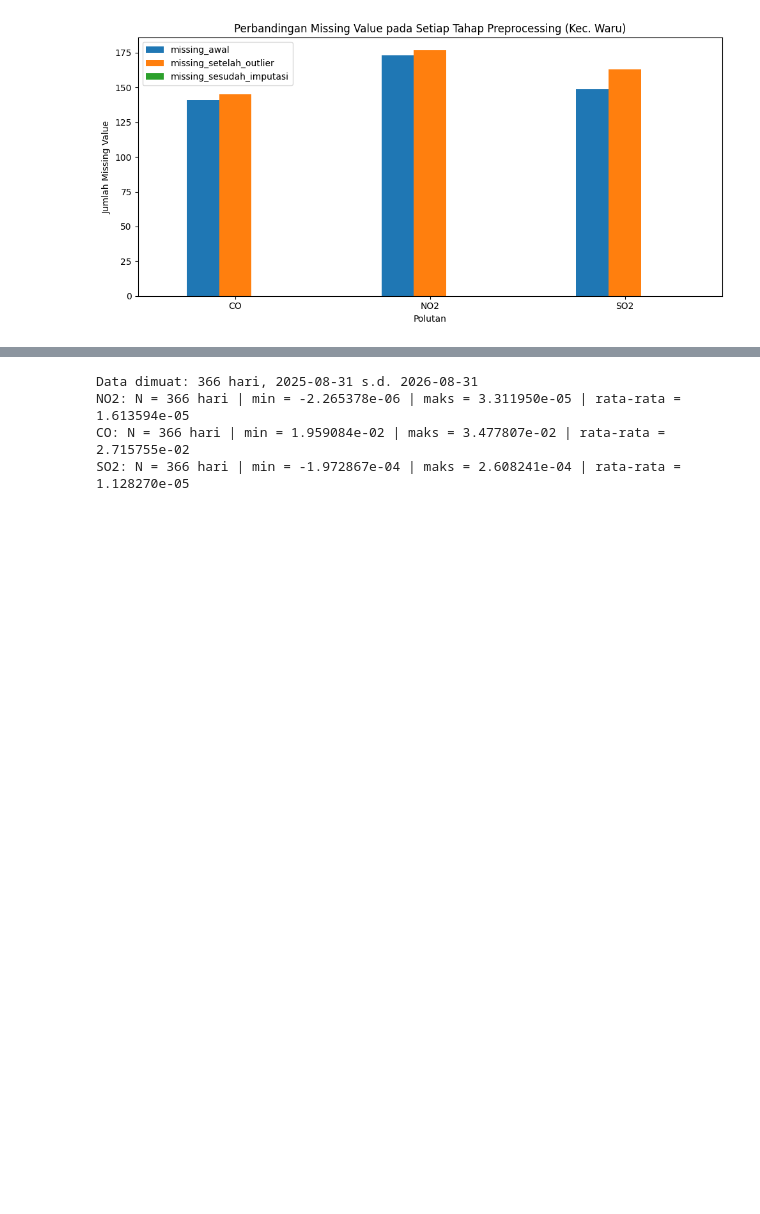
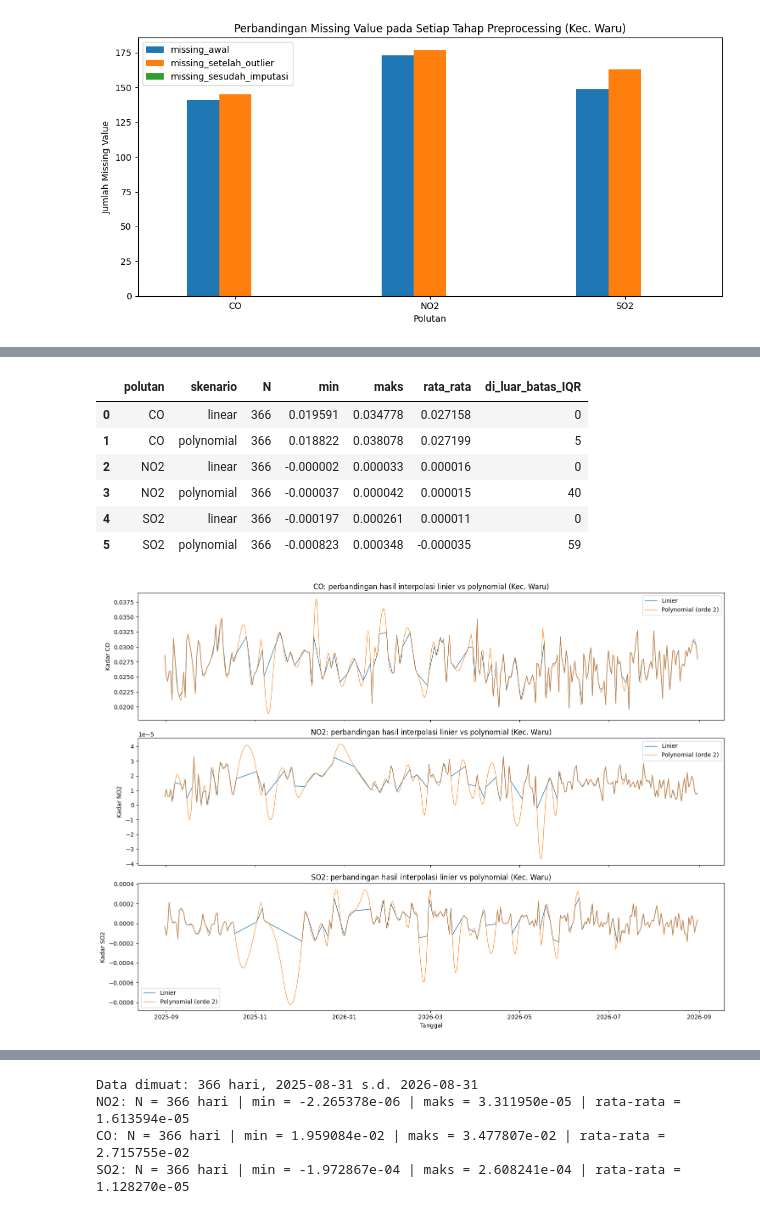
Before and after one commit to al-renaldy073/PSD, a Jupyter notebook: _sources/Ekstraksi Fitur TSFEL dan Perhitungan Manual pada Data Polutan Udara.ipynb, the cells around one changed output, grey strips where cells are left out. Saved outputs shown, nothing was run; the diff lists cells and outputs as text; code cells hidden in the pictures; blank space fills up the shorter version.

```diff
--- a/_sources/Ekstraksi Fitur TSFEL dan Perhitungan Manual pada Data Polutan Udara.ipynb
+++ b/_sources/Ekstraksi Fitur TSFEL dan Perhitungan Manual pada Data Polutan Udara.ipynb
@@ -636,0 +286,53 @@ Penjelasan kode di atas adalah sebagai berikut.
+# %%
+ORDE_POLINOMIAL = 2   # sesuaikan dengan ketentuan tugas
+SKENARIO = ["linear", "polynomial"]
+
+def siapkan_sinyal(pol, skenario):
+    """Outlier IQR -> NaN -> interpolasi sesuai skenario -> ffill/bfill. Mengembalikan array 1D float."""
+    s = pd.to_numeric(df_awal[pol], errors="coerce")
+    b = batas_iqr[pol]
+    s = s.mask((s < b["lower"]) | (s > b["upper"]))
+    if skenario == "linear":
+        s.index = df_awal["tanggal"]
+        hasil = s.interpolate(method="time")
+    else:
+        # indeks integer agar interpolasi polynomial berjalan benar
+        s = s.reset_index(drop=True)
+        hasil = s.interpolate(method="polynomial", order=ORDE_POLINOMIAL)
+    return hasil.ffill().bfill().astype(float).values
+
+sinyal_skenario = {sk: {pol: siapkan_sinyal(pol, sk) for pol in POLUTAN_TARGET} for sk in SKENARIO}
+
+# Verifikasi: skenario linier harus identik dengan sinyal_bersih pada bagian 2
+for pol in POLUTAN_TARGET:
+    assert np.allclose(sinyal_skenario["linear"][pol], sinyal_bersih[pol]), f"Linier {pol} tidak cocok dengan bagian 2"
+    for sk in SKENARIO:
+        assert not np.isnan(sinyal_skenario[sk][pol]).any(), f"Masih ada NaN pada {pol} ({sk})"
+
+ringkas = []
+for pol in POLUTAN_TARGET:
+    for sk in SKENARIO:
+        x = sinyal_skenario[sk][pol]
+        ringkas.append({"polutan": pol, "skenario": sk, "N": len(x), "min": x.min(), "maks": x.max(), "rata_rata": x.mean(),
+                        "di_luar_batas_IQR": int(((x < batas_iqr[pol]["lower"]) | (x > batas_iqr[pol]["upper"])).sum())})
+display(pd.DataFrame(ringkas))
+
+fig, axes = plt.subplots(len(POLUTAN_TARGET), 1, figsize=(15, 3.6 * len(POLUTAN_TARGET)), sharex=True)
+for ax, pol in zip(axes, POLUTAN_TARGET):
+    ax.plot(df_awal["tanggal"], sinyal_skenario["linear"][pol], label="Linier", linewidth=1)
+    ax.plot(df_awal["tanggal"], sinyal_skenario["polynomial"][pol], label=f"Polynomial (orde {ORDE_POLINOMIAL})", linewidth=1, alpha=0.8)
+    ax.set_title(f"{pol}: perbandingan hasil interpolasi linier vs polynomial (Kec. Waru)")
+    ax.set_ylabel(f"Kadar {pol}")
+    ax.legend()
+axes[-1].set_xlabel("Tanggal")
+plt.tight_layout()
+plt.show()
+# %% [output]
+|  | polutan | skenario | N | min | maks | rata_rata | di_luar_batas_IQR |
+| 0 | CO | linear | 366 | 0.019591 | 0.034778 | 0.027158 | 0 |
+| 1 | CO | polynomial | 366 | 0.018822 | 0.038078 | 0.027199 | 5 |
+| 2 | NO2 | linear | 366 | -0.000002 | 0.000033 | 0.000016 | 0 |
+| 3 | NO2 | polynomial | 366 | -0.000037 | 0.000042 | 0.000015 | 40 |
+| 4 | SO2 | linear | 366 | -0.000197 | 0.000261 | 0.000011 | 0 |
+| 5 | SO2 | polynomial | 366 | -0.000823 | 0.000348 | -0.000035 | 59 |
+[figure, added]
```
Also changed, not shown: parts of 56 cells of this notebook, 26 other files.
